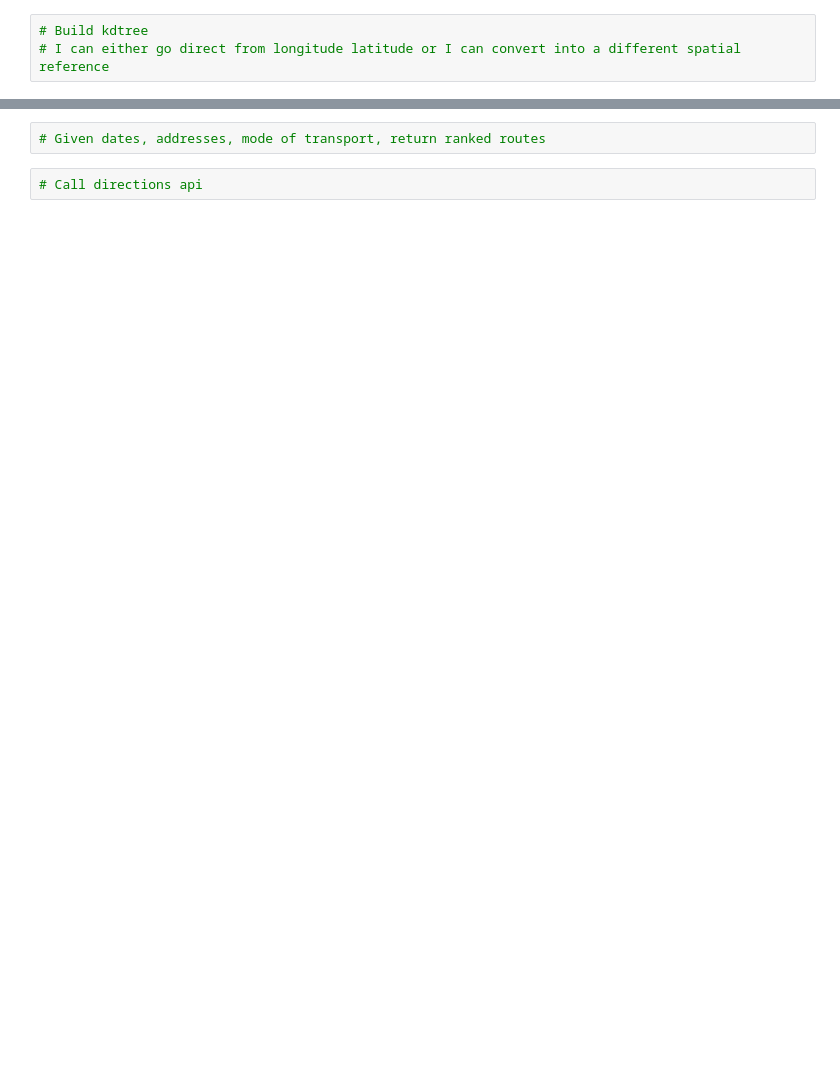
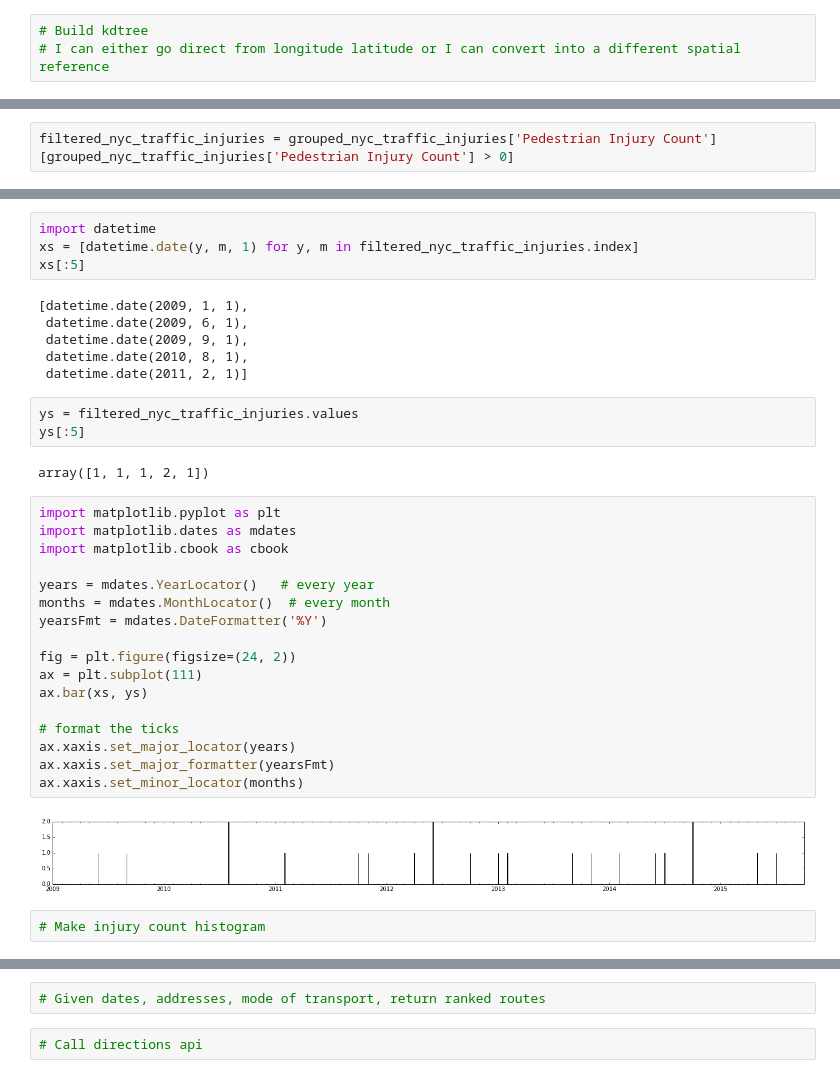
Before and after one commit to crosscompute/analytical-tutorials, a Jupyter notebook: spatiotemporal-analysis/20151217-X-experiment.ipynb, the cells around one changed output, grey strips where cells are left out. Saved outputs shown, nothing was run; the diff lists cells and outputs as text; blank space fills up the shorter version.

```diff
--- a/spatiotemporal-analysis/20151217-X-experiment.ipynb
+++ b/spatiotemporal-analysis/20151217-X-experiment.ipynb
@@ -207,0 +318,2 @@ from pysal.cg.kdtree import Arc_KDTree
+# %%
+filtered_nyc_traffic_injuries = grouped_nyc_traffic_injuries['Pedestrian Injury Count'][grouped_nyc_traffic_injuries['Pedestrian Injury Count'] > 0]
@@ -207,0 +340,36 @@ from pysal.cg.kdtree import Arc_KDTree
+# %%
+import datetime
+xs = [datetime.date(y, m, 1) for y, m in filtered_nyc_traffic_injuries.index]
+xs[:5]
+# %% [output]
+[datetime.date(2009, 1, 1),
+ datetime.date(2009, 6, 1),
+ datetime.date(2009, 9, 1),
+ datetime.date(2010, 8, 1),
+ datetime.date(2011, 2, 1)]
+# %%
+ys = filtered_nyc_traffic_injuries.values
+ys[:5]
+# %% [output]
+array([1, 1, 1, 2, 1])
+# %%
+import matplotlib.pyplot as plt
+import matplotlib.dates as mdates
+import matplotlib.cbook as cbook
+
+years = mdates.YearLocator()   # every year
+months = mdates.MonthLocator()  # every month
+yearsFmt = mdates.DateFormatter('%Y')
+
+fig = plt.figure(figsize=(24, 2))
+ax = plt.subplot(111)
+ax.bar(xs, ys)
+
+# format the ticks
+ax.xaxis.set_major_locator(years)
+ax.xaxis.set_major_formatter(yearsFmt)
+ax.xaxis.set_minor_locator(months)
+# %% [output]
+[figure, added]
+# %%
+# Make injury count histogram
```
Also changed, not shown: parts of 87 cells of this notebook, 1 other file.
